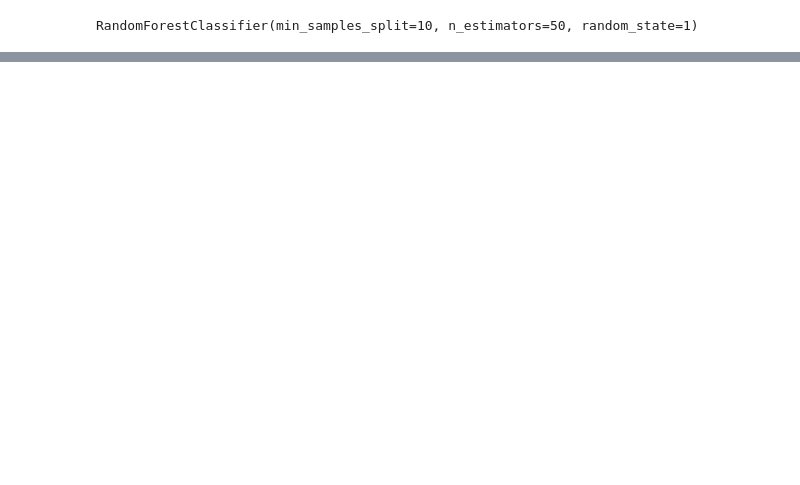
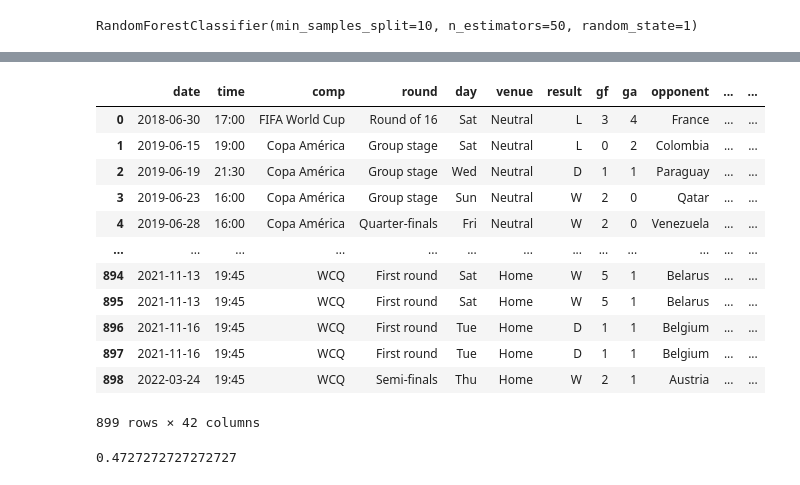
Before and after one commit to Rivow/Football-Predictions, a Jupyter notebook: matches_predictor.ipynb, the cells around one changed output, grey strips where cells are left out. Cells and saved outputs as stored; diff of their text form; code cells hidden in the pictures; blank space fills up the shorter version.

```diff
--- a/matches_predictor.ipynb
+++ b/matches_predictor.ipynb
@@ -146,0 +164,13 @@ precision_score(test['target'], preds)
+# %%
+def rolling_averages(group, cols, new_cols):
+    group = group.sort_values('date')
+    rolling_stats = group[cols].rolling(3, closed ='left').mean()
+    group[new_cols] = rolling_stats
+    group = group.dropna(subset=new_cols)
+    return group
+# %%
+cols = ['gf', 'ga', 'sh', 'sot', 'poss', 'pk', 'pkatt', 'g/sh', 'g/sot']
+new_cols = [f'{c}_rolling' for c in cols]
+# %%
+matches_rolling = matches_no_na.groupby('team').apply(lambda x: rolling_averages(x, cols, new_cols))
+matches_rolling.head()
@@ -146,0 +186,18 @@ precision_score(test['target'], preds)
+# %%
+matches_rolling = matches_rolling.droplevel('team')
+matches_rolling.index = range(matches_rolling.shape[0])
+matches_rolling
+# %% [output]
+|  | date | time | comp | round | day | venue | result | gf | ga | opponent | ... | ... |
+| 0 | 2018-06-30 | 17:00 | FIFA World Cup | Round of 16 | Sat | Neutral | L | 3 | 4 | France | ... | ... |
+| 1 | 2019-06-15 | 19:00 | Copa América | Group stage | Sat | Neutral | L | 0 | 2 | Colombia | ... | ... |
+| 2 | 2019-06-19 | 21:30 | Copa América | Group stage | Wed | Neutral | D | 1 | 1 | Paraguay | ... | ... |
+| 3 | 2019-06-23 | 16:00 | Copa América | Group stage | Sun | Neutral | W | 2 | 0 | Qatar | ... | ... |
+| 4 | 2019-06-28 | 16:00 | Copa América | Quarter-finals | Fri | Neutral | W | 2 | 0 | Venezuela | ... | ... |
+| ... | ... | ... | ... | ... | ... | ... | ... | ... | ... | ... | ... | ... |
+| 894 | 2021-11-13 | 19:45 | WCQ | First round | Sat | Home | W | 5 | 1 | Belarus | ... | ... |
+| 895 | 2021-11-13 | 19:45 | WCQ | First round | Sat | Home | W | 5 | 1 | Belarus | ... | ... |
+| 896 | 2021-11-16 | 19:45 | WCQ | First round | Tue | Home | D | 1 | 1 | Belgium | ... | ... |
+| 897 | 2021-11-16 | 19:45 | WCQ | First round | Tue | Home | D | 1 | 1 | Belgium | ... | ... |
+| 898 | 2022-03-24 | 19:45 | WCQ | Semi-finals | Thu | Home | W | 2 | 1 | Austria | ... | ... |
+899 rows × 42 columns
@@ -146,0 +215,4 @@ precision_score(test['target'], preds)
+# %%
+precision
+# %% [output]
+0.4727272727272727
```
Also changed, not shown: parts of 24 cells of this notebook.
